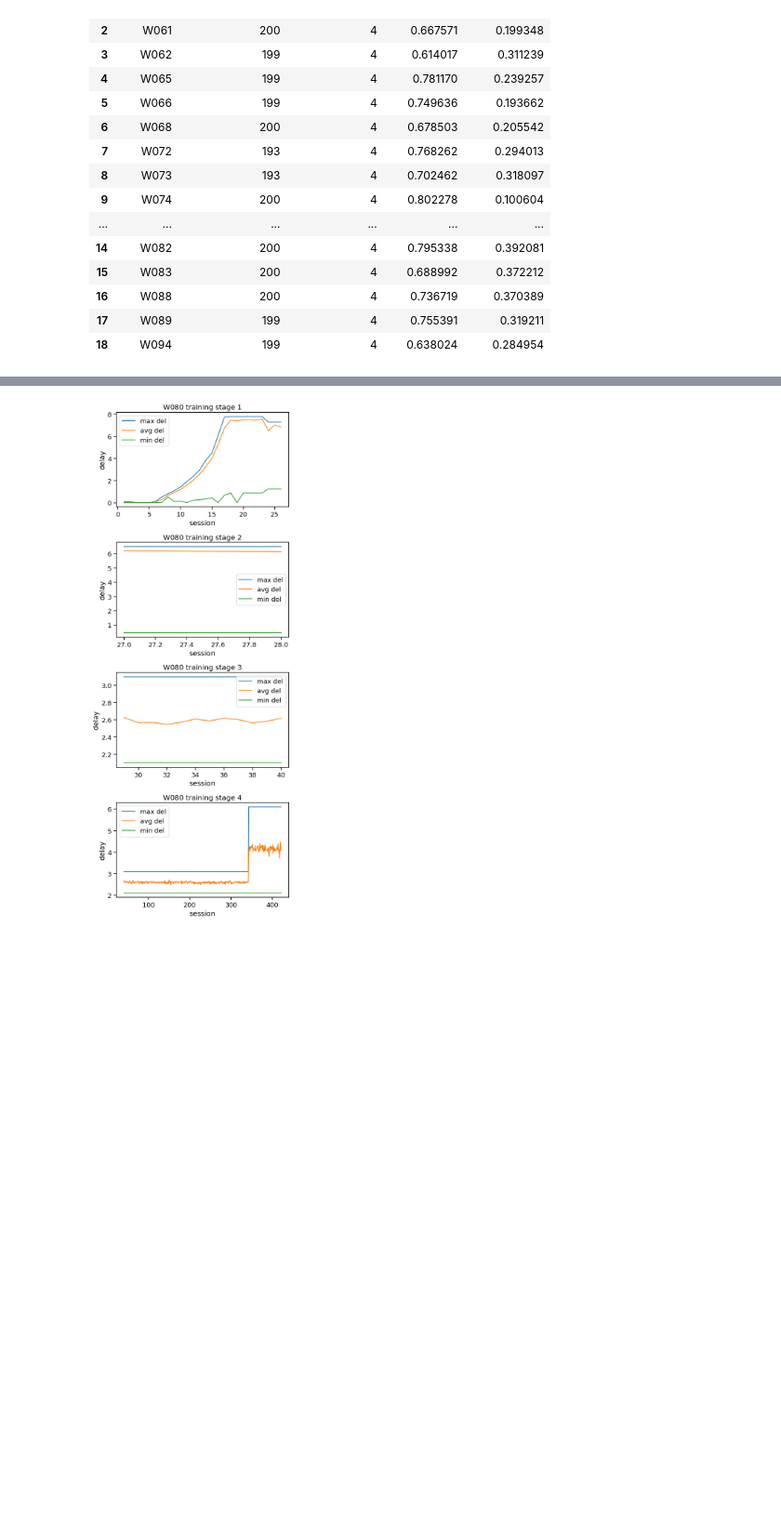
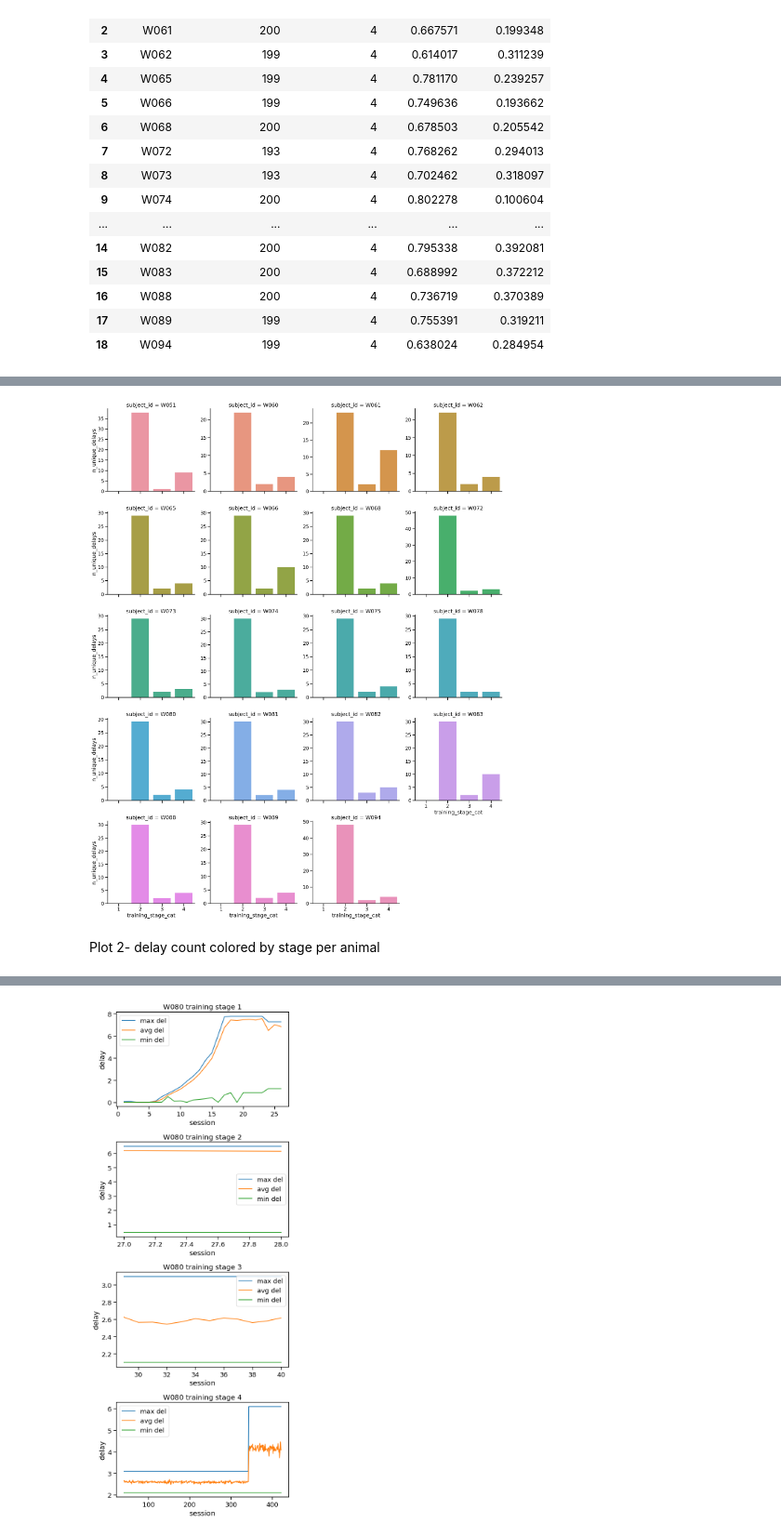
Before and after one commit to jess-breda/violations-multinomial, a Jupyter notebook: explring_dataset.ipynb, the cells around one changed output, grey strips where cells are left out. Shown at 93% size. Drawn from its saved outputs; the diff is of its cells as text; code cells hidden in the pictures; blank space fills up the shorter version.

```diff
--- a/explring_dataset.ipynb
+++ b/explring_dataset.ipynb
@@ -260,0 +295,18 @@ plt.tight_layout()
+# %%
+g = sns.catplot(
+    x="training_stage_cat",
+    y="n_unique_delays",
+    col="subject_id",
+    col_wrap=4,
+    hue="subject_id",
+    data=unique_delays.query('training_stage_cat != 1'),
+    kind="bar",
+    dodge=False,
+    sharey=False
+
+)
+# %% [output]
+[figure, added]
+# %% [markdown]
+
+Plot 2- delay count colored by stage per animal
```
Also changed, not shown: parts of 24 cells of this notebook.
